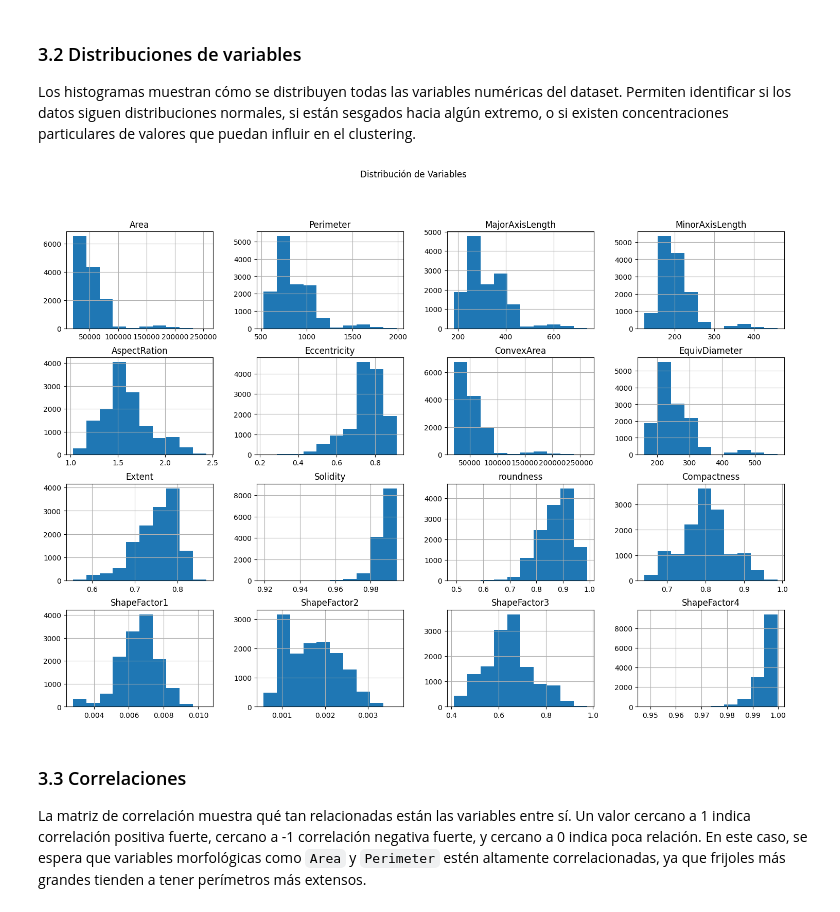
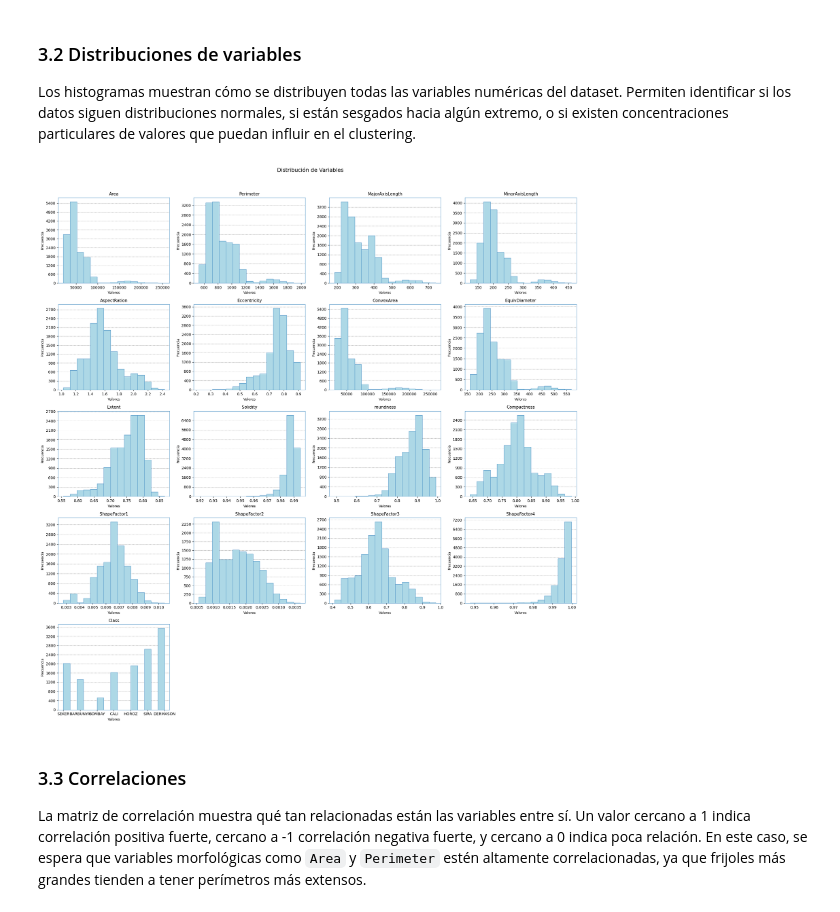
Before and after one commit to camilo-rod/k-beans, a Jupyter notebook: notebook/drybean.ipynb, the cells around one changed output. Cells and saved outputs as stored; diff of their text form; code cells hidden in the pictures.

```diff
--- a/notebook/drybean.ipynb
+++ b/notebook/drybean.ipynb
@@ -142,13 +143,41 @@ dtype: int64
 
 Los histogramas muestran cómo se distribuyen todas las variables numéricas del dataset. Permiten identificar si los datos siguen distribuciones normales, si están sesgados hacia algún extremo, o si existen concentraciones particulares de valores que puedan influir en el clustering.
 # %%
-df.hist(figsize=(18,12))
+cols_list = df.columns.tolist()
+n_cols = 4  # columnas por fila
+n_rows = int(np.ceil(len(cols_list) / n_cols))
 
-plt.suptitle('Distribución de Variables')
+fig, axes = plt.subplots(n_rows, n_cols, figsize=(20, n_rows * 4))
+axes = axes.flatten()
 
+for i, col in enumerate(cols_list):
+    ax = axes[i]
+    ax.hist(
+        df[col].dropna(),
+        bins=15,
+        color='#add8e6',
+        edgecolor='#4a90c4',
+        linewidth=0.8
+    )
+    ax.set_title(col, fontsize=11)
+    ax.set_xlabel('Valores', fontsize=9)
+    ax.set_ylabel('Frecuencia', fontsize=9)
+    ax.yaxis.set_major_locator(plt.MaxNLocator(integer=True))
+    ax.grid(axis='y', linestyle='--', linewidth=0.7, alpha=0.7, color='gray')
+    ax.set_axisbelow(True)
+    for spine in ax.spines.values():
+        spine.set_edgecolor('#4a90c4')
+        spine.set_linewidth(0.8)
+
+# Ocultar subgráficas vacías si el total no es múltiplo de n_cols
+for j in range(i + 1, len(axes)):
+    axes[j].set_visible(False)
+
+plt.suptitle('Distribución de variables', fontsize=14, y=1.02)
+plt.tight_layout()
 plt.show()
 # %% [output]
-[figure, old version]
+[figure, new version]
 # %% [markdown]
 ### 3.3 Correlaciones
 
```
Also changed, not shown: parts of 6 cells of this notebook.
